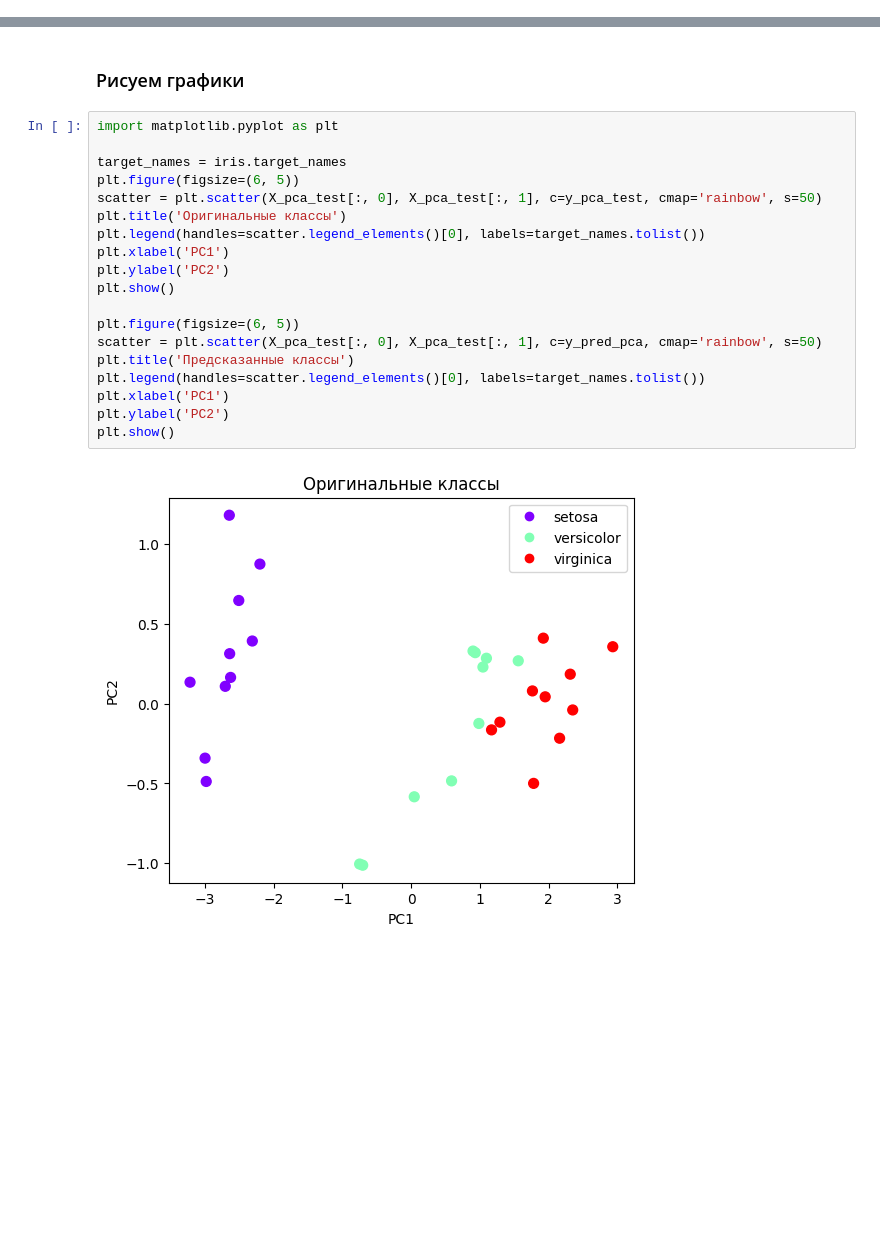
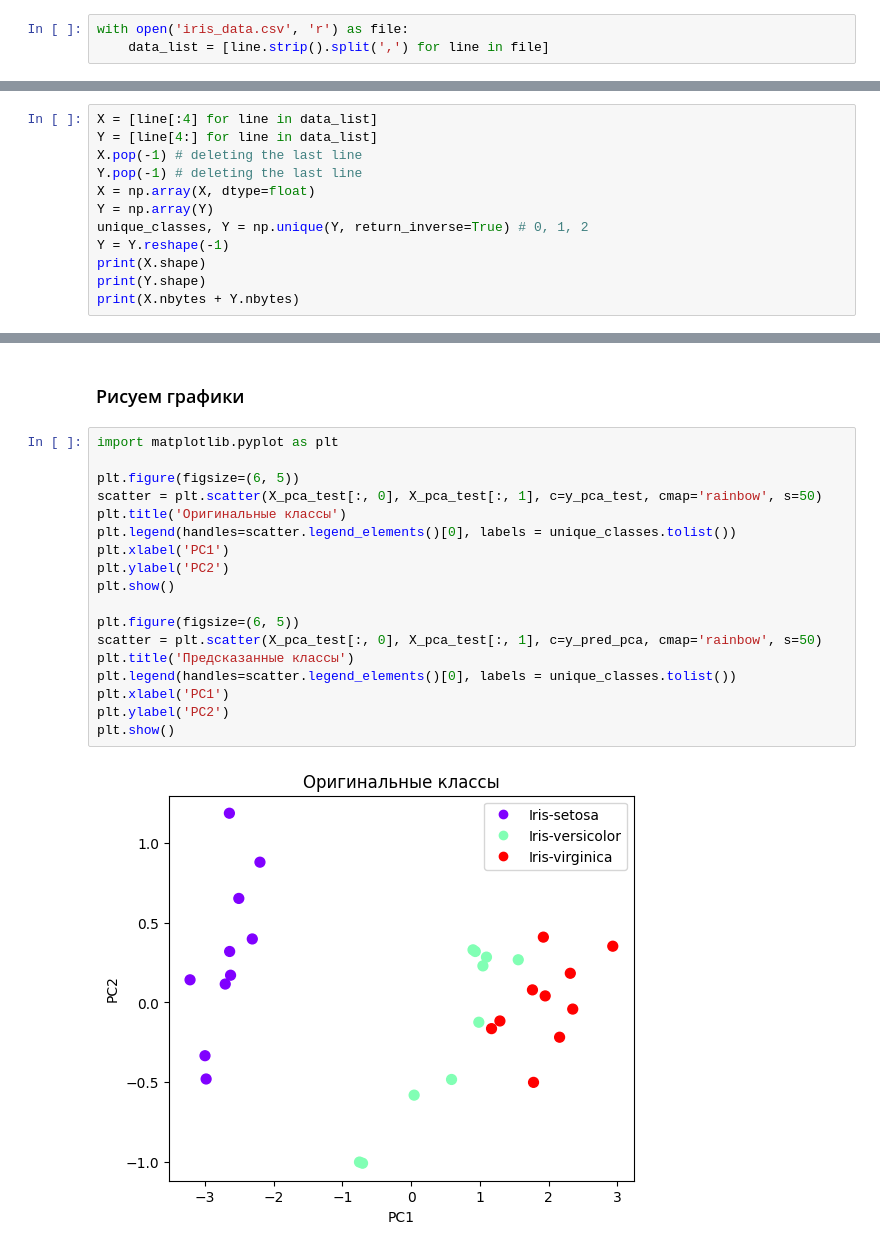
Before and after one commit to Konstantinst128027/spbu-python-course, a Jupyter notebook: project/Task7/numpy_homework.ipynb, the cells around one changed output, grey strips where cells are left out. Cells and saved outputs as stored; diff of their text form; blank space fills up the shorter version.

```diff
--- a/project/Task7/numpy_homework.ipynb
+++ b/project/Task7/numpy_homework.ipynb
@@ -37,2 +26,5 @@ print(f"Названия классов ирисов: {iris.target_names}")
+# %%
+with open('iris_data.csv', 'r') as file:
+    data_list = [line.strip().split(',') for line in file]
 # %% [markdown]
 ##### Представляем датасет в одномерный/двумерный массивы
@@ -44,0 +31,12 @@ print(X.nbytes + Y.nbytes)
+# %%
+X = [line[:4] for line in data_list]
+Y = [line[4:] for line in data_list]
+X.pop(-1) # deleting the last line
+Y.pop(-1) # deleting the last line
+X = np.array(X, dtype=float)
+Y = np.array(Y)
+unique_classes, Y = np.unique(Y, return_inverse=True) # 0, 1, 2
+Y = Y.reshape(-1)
+print(X.shape)
+print(Y.shape)
+print(X.nbytes + Y.nbytes)
@@ -203,21 +208,20 @@ print(accuracy_pca, F1_pca)
 # %%
 import matplotlib.pyplot as plt
 
-target_names = iris.target_names
 plt.figure(figsize=(6, 5))
 scatter = plt.scatter(X_pca_test[:, 0], X_pca_test[:, 1], c=y_pca_test, cmap='rainbow', s=50)
 plt.title('Оригинальные классы')
-plt.legend(handles=scatter.legend_elements()[0], labels=target_names.tolist())
+plt.legend(handles=scatter.legend_elements()[0], labels = unique_classes.tolist())
 plt.xlabel('PC1')
 plt.ylabel('PC2')
 plt.show()
 
 plt.figure(figsize=(6, 5))
 scatter = plt.scatter(X_pca_test[:, 0], X_pca_test[:, 1], c=y_pred_pca, cmap='rainbow', s=50)
 plt.title('Предсказанные классы')
-plt.legend(handles=scatter.legend_elements()[0], labels=target_names.tolist())
+plt.legend(handles=scatter.legend_elements()[0], labels = unique_classes.tolist())
 plt.xlabel('PC1')
 plt.ylabel('PC2')
 plt.show()
 # %% [output]
-[figure, old version]
+[figure, new version]
```
Also changed, not shown: parts of 7 cells of this notebook, 1 other file.
